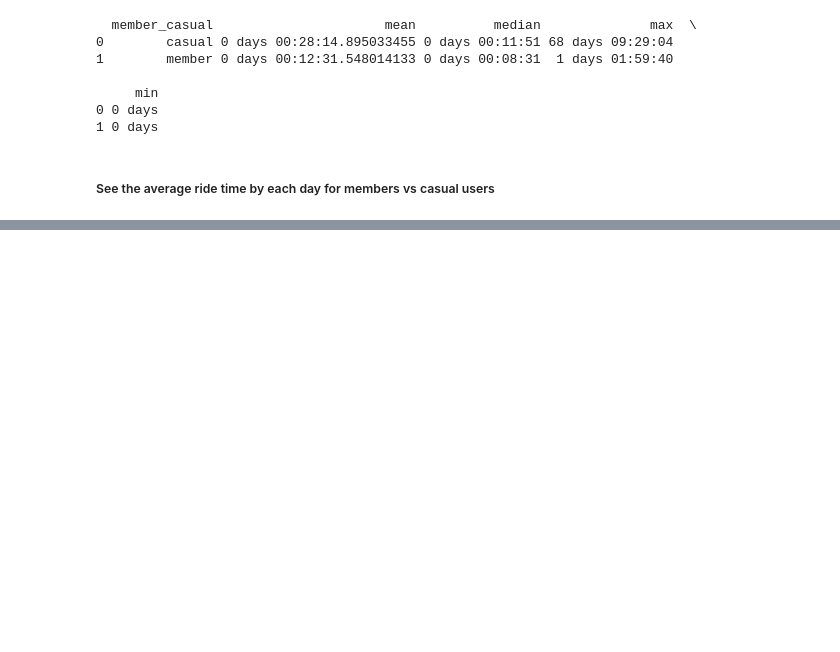
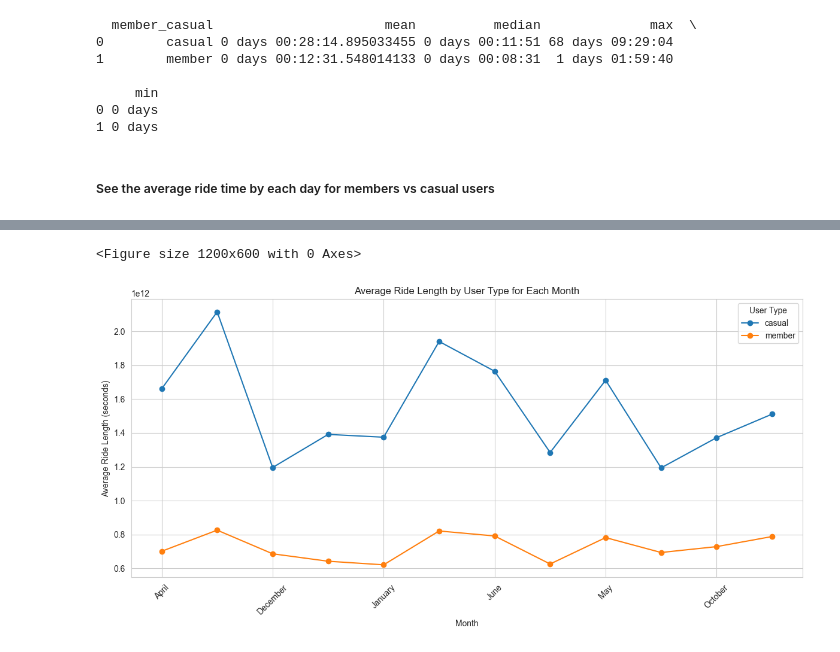
Before and after one commit to Najeeb1/Google_Capston_Project, a Jupyter notebook: process.ipynb, the cells around one changed output, grey strips where cells are left out. Drawn from its saved outputs; the diff is of its cells as text; code cells hidden in the pictures; blank space fills up the shorter version.

```diff
--- a/process.ipynb
+++ b/process.ipynb
@@ -300,0 +313,35 @@ plt.show()
+# %%
+month_order = [
+    "January", "February", "March", "April", "May", "June",
+    "July", "August", "September", "October", "November", "December"
+]
+
+# Convert the 'month_name' column to a categorical type with the specified order
+trip_23['month_name'] = pd.Categorical(trip_23['month_name'], categories=month_order, ordered=True)
+# %%
+average_ride_length = trip_23.groupby(['month_name', 'member_casual'])['ride_length'].mean().reset_index()
+
+# Pivot the data for easier plotting
+pivot_data = average_ride_length.pivot(index='month_name', columns='member_casual', values='ride_length')
+
+# Sort the months in calendar order
+pivot_data = pivot_data.reindex(pd.to_datetime(pivot_data.index, format='%B').month_name())
+
+# Plot the data
+plt.figure(figsize=(12, 6))
+pivot_data.plot(kind='line', marker = 'o', figsize=(12, 6))
+
+# Set plot title and labels
+plt.title('Average Ride Length by User Type for Each Month')
+plt.xlabel('Month')
+plt.ylabel('Average Ride Length (seconds)')
+plt.xticks(rotation=45)
+plt.legend(title='User Type')
+
+plt.tight_layout()
+
+# Show the plot
+plt.show()
+# %% [output]
+<Figure size 1200x600 with 0 Axes>
+[figure, added]
```
Also changed, not shown: parts of 15 cells of this notebook.
